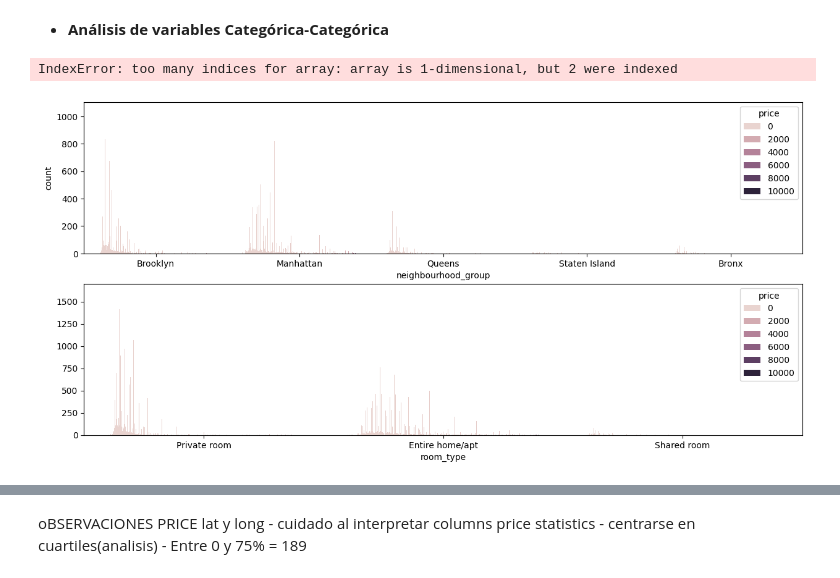
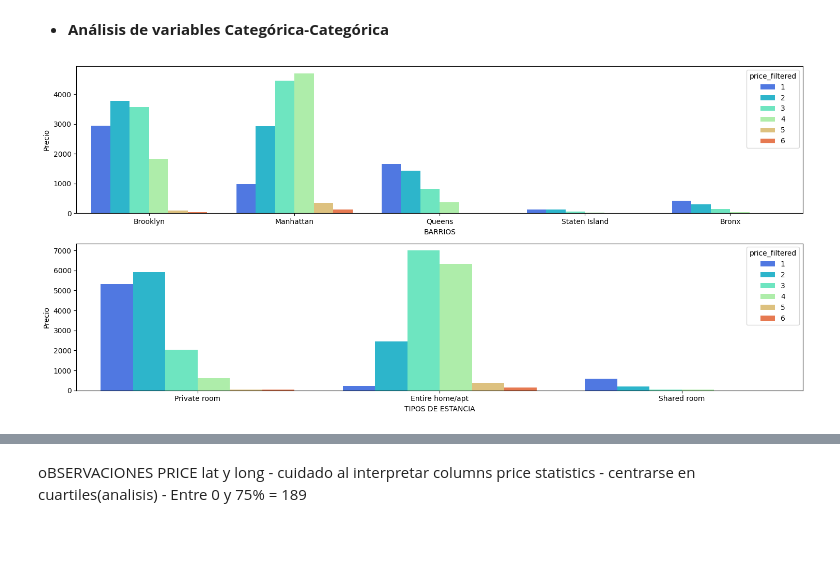
Before and after one commit to 4GeeksAcademy/cristina-chico_machine-learning, a Jupyter notebook: src/00-eda-airbnb-ny.ipynb, the cells around one changed output, grey strips where cells are left out. Cells and saved outputs as stored; diff of their text form; code cells hidden in the pictures; blank space fills up the shorter version.

```diff
--- a/src/00-eda-airbnb-ny.ipynb
+++ b/src/00-eda-airbnb-ny.ipynb
@@ -299,0 +345,2 @@ df_filtered_two
+# %%
+df = df.drop(df[df['availability_365'] == 0].index)
@@ -299,0 +353,2 @@ df_filtered_two
+# %%
+df = df.drop(df[df['price'] == 0].index)
@@ -389,0 +483,7 @@ SyntaxError: unterminated string literal (detected at line 3) (4141227159.py, li
+# %%
+# Creo una nueva columna categórica del precio dividio por rangos
+bins = [0, 60, 100, 190, 600, 1000,10000]
+labels = [1, 2, 3, 4, 5, 6]
+df['price_filtered'] = pd.cut(df['price'], bins=bins, labels=labels, include_lowest=True)
+
+df['price_filtered'].value_counts().sort_index()
@@ -463,13 +572,11 @@ plt.show()
 # %%
 fig, axis = plt.subplots(2, figsize=(15, 7))
 
-sns.countplot(ax=axis[0], data=df, x="neighbourhood_group", hue="price")
-sns.countplot(ax=axis[1], data=df, x="room_type", hue="price").set(ylabel=None)
+sns.countplot(ax=axis[0], data=df, x="neighbourhood_group", hue="price_filtered", palette='rainbow').set(xlabel='BARRIOS', ylabel='Precio')
+sns.countplot(ax=axis[1], data=df, x="room_type", hue="price_filtered", palette='rainbow').set(xlabel='TIPOS DE ESTANCIA', ylabel='Precio')
 
-fig.delaxes(axis[1, 2])
 
 plt.tight_layout()
 plt.show()
 # %% [output]
-IndexError: too many indices for array: array is 1-dimensional, but 2 were indexed
-[figure, old version]
+[figure, new version]
```
Also changed, not shown: parts of 97 cells of this notebook, 2 other files.
